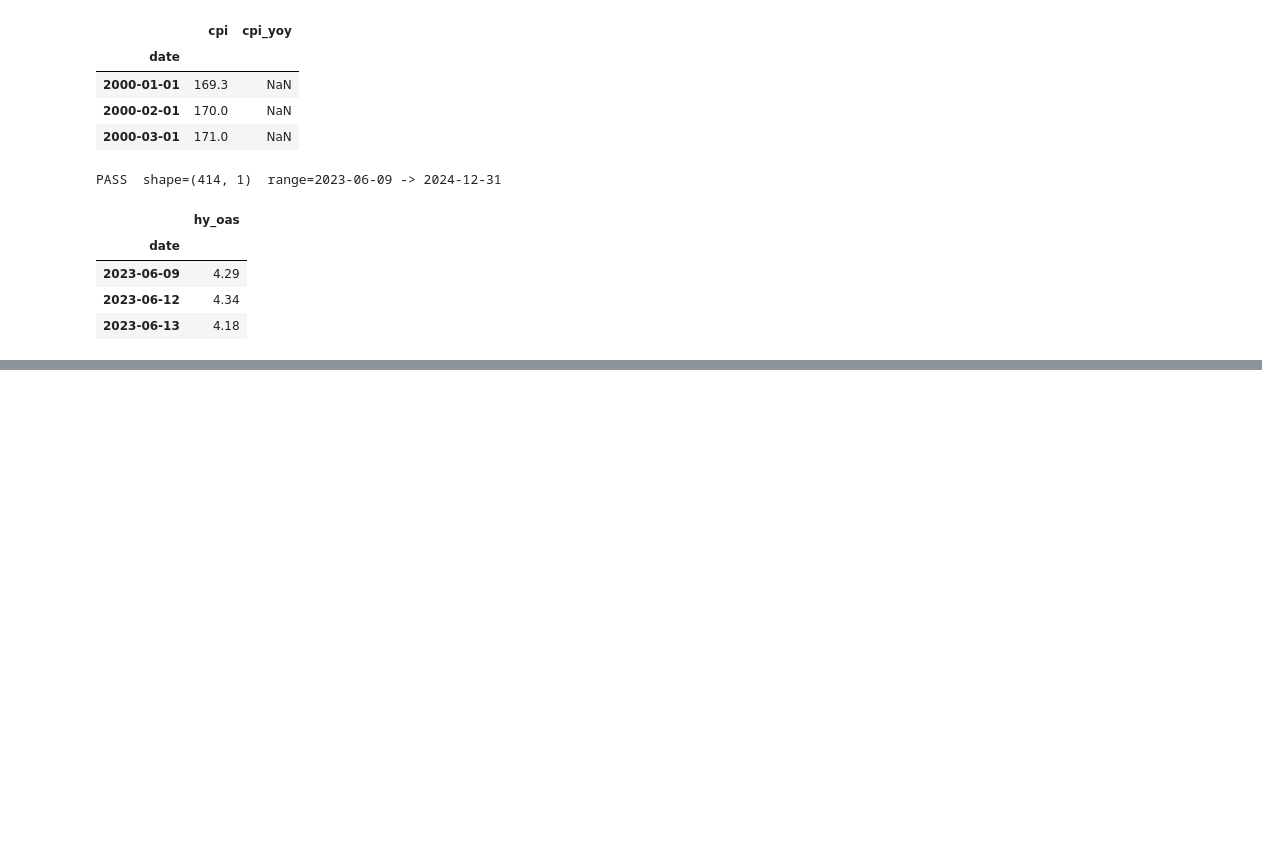
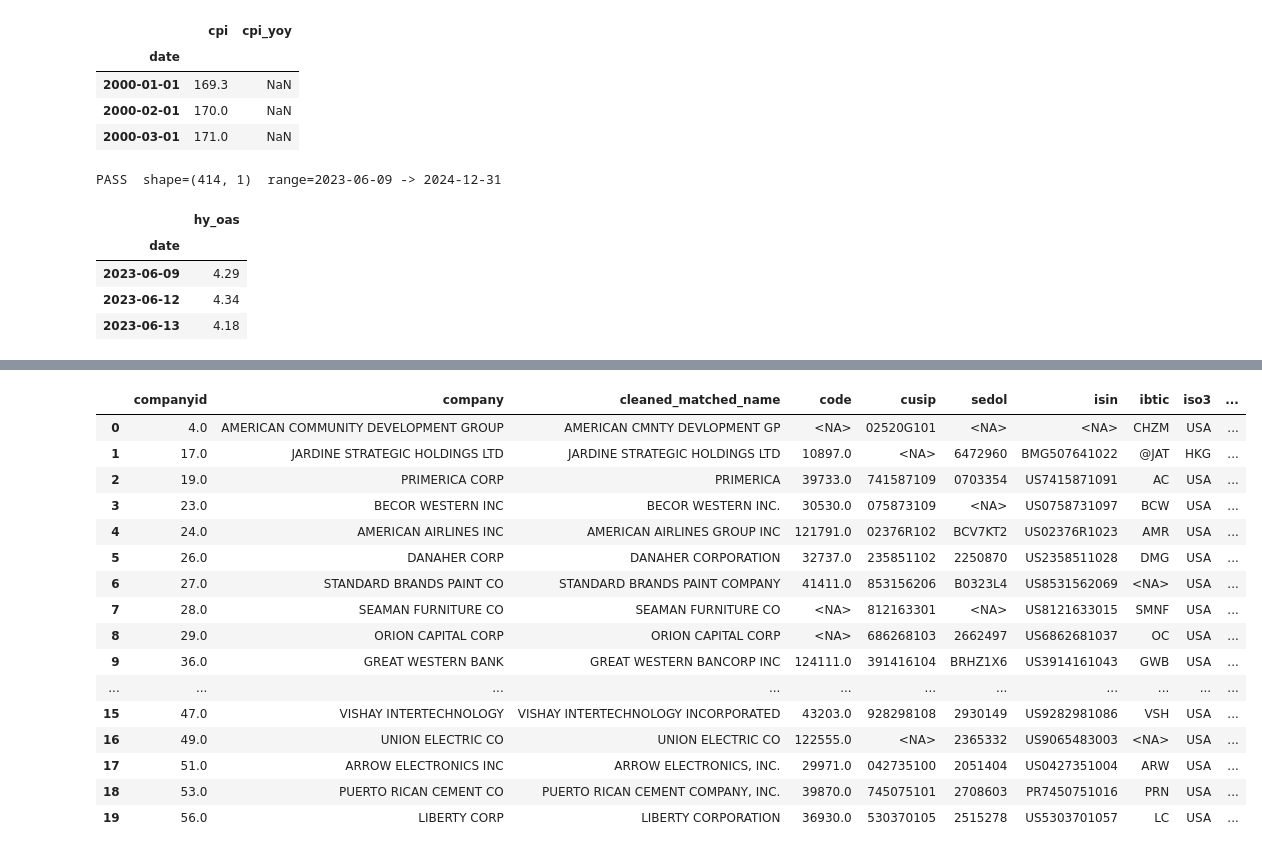
Before and after one commit to harshk2402/DynamicPD-CLO, a Jupyter notebook: test.ipynb, the cells around one changed output, grey strips where cells are left out. Cells and saved outputs as stored; diff of their text form; code cells hidden in the pictures; blank space fills up the shorter version.

```diff
--- a/test.ipynb
+++ b/test.ipynb
@@ -102,0 +399,24 @@ PASS  shape=(414, 1)  range=2023-06-09 -> 2024-12-31
+# %%
+display(db.query("""
+SELECT *
+FROM wrdsapps_link_dealscan_wscope.dswslink
+LIMIT 20
+"""))
+# %% [output]
+|  | companyid | company | cleaned_matched_name | code | cusip | sedol | isin | ibtic | iso3 | ... |
+| 0 | 4.0 | AMERICAN COMMUNITY DEVELOPMENT GROUP | AMERICAN CMNTY DEVLOPMENT GP | <NA> | 02520G101 | <NA> | <NA> | CHZM | USA | ... |
+| 1 | 17.0 | JARDINE STRATEGIC HOLDINGS LTD | JARDINE STRATEGIC HOLDINGS LTD | 10897.0 | <NA> | 6472960 | BMG507641022 | @JAT | HKG | ... |
+| 2 | 19.0 | PRIMERICA CORP | PRIMERICA | 39733.0 | 741587109 | 0703354 | US7415871091 | AC | USA | ... |
+| 3 | 23.0 | BECOR WESTERN INC | BECOR WESTERN INC. | 30530.0 | 075873109 | <NA> | US0758731097 | BCW | USA | ... |
+| 4 | 24.0 | AMERICAN AIRLINES INC | AMERICAN AIRLINES GROUP INC | 121791.0 | 02376R102 | BCV7KT2 | US02376R1023 | AMR | USA | ... |
+| 5 | 26.0 | DANAHER CORP | DANAHER CORPORATION | 32737.0 | 235851102 | 2250870 | US2358511028 | DMG | USA | ... |
+| 6 | 27.0 | STANDARD BRANDS PAINT CO | STANDARD BRANDS PAINT COMPANY | 41411.0 | 853156206 | B0323L4 | US8531562069 | <NA> | USA | ... |
+| 7 | 28.0 | SEAMAN FURNITURE CO | SEAMAN FURNITURE CO | <NA> | 812163301 | <NA> | US8121633015 | SMNF | USA | ... |
+| 8 | 29.0 | ORION CAPITAL CORP | ORION CAPITAL CORP | <NA> | 686268103 | 2662497 | US6862681037 | OC | USA | ... |
+| 9 | 36.0 | GREAT WESTERN BANK | GREAT WESTERN BANCORP INC | 124111.0 | 391416104 | BRHZ1X6 | US3914161043 | GWB | USA | ... |
+| ... | ... | ... | ... | ... | ... | ... | ... | ... | ... | ... |
+| 15 | 47.0 | VISHAY INTERTECHNOLOGY | VISHAY INTERTECHNOLOGY INCORPORATED | 43203.0 | 928298108 | 2930149 | US9282981086 | VSH | USA | ... |
+| 16 | 49.0 | UNION ELECTRIC CO | UNION ELECTRIC CO | 122555.0 | <NA> | 2365332 | US9065483003 | <NA> | USA | ... |
+| 17 | 51.0 | ARROW ELECTRONICS INC | ARROW ELECTRONICS, INC. | 29971.0 | 042735100 | 2051404 | US0427351004 | ARW | USA | ... |
+| 18 | 53.0 | PUERTO RICAN CEMENT CO | PUERTO RICAN CEMENT COMPANY, INC. | 39870.0 | 745075101 | 2708603 | PR7450751016 | PRN | USA | ... |
+| 19 | 56.0 | LIBERTY CORP | LIBERTY CORPORATION | 36930.0 | 530370105 | 2515278 | US5303701057 | LC | USA | ... |
```
Also changed, not shown: parts of 72 cells of this notebook, 4 other files.
